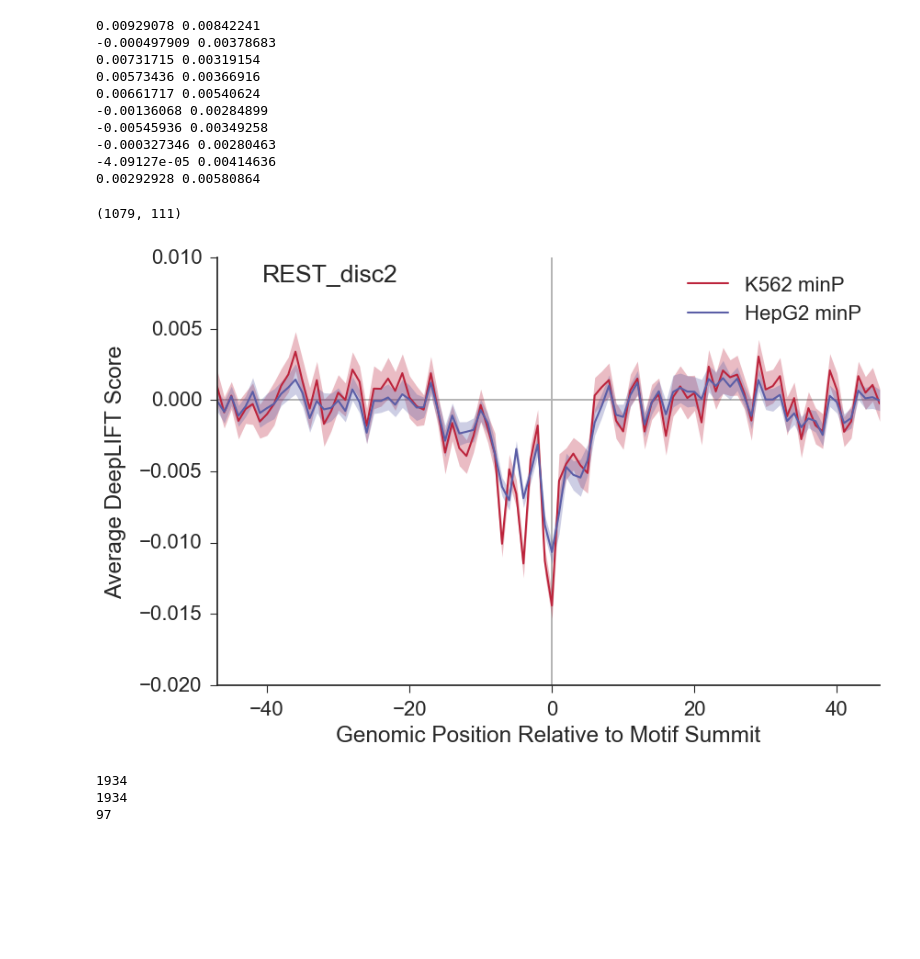
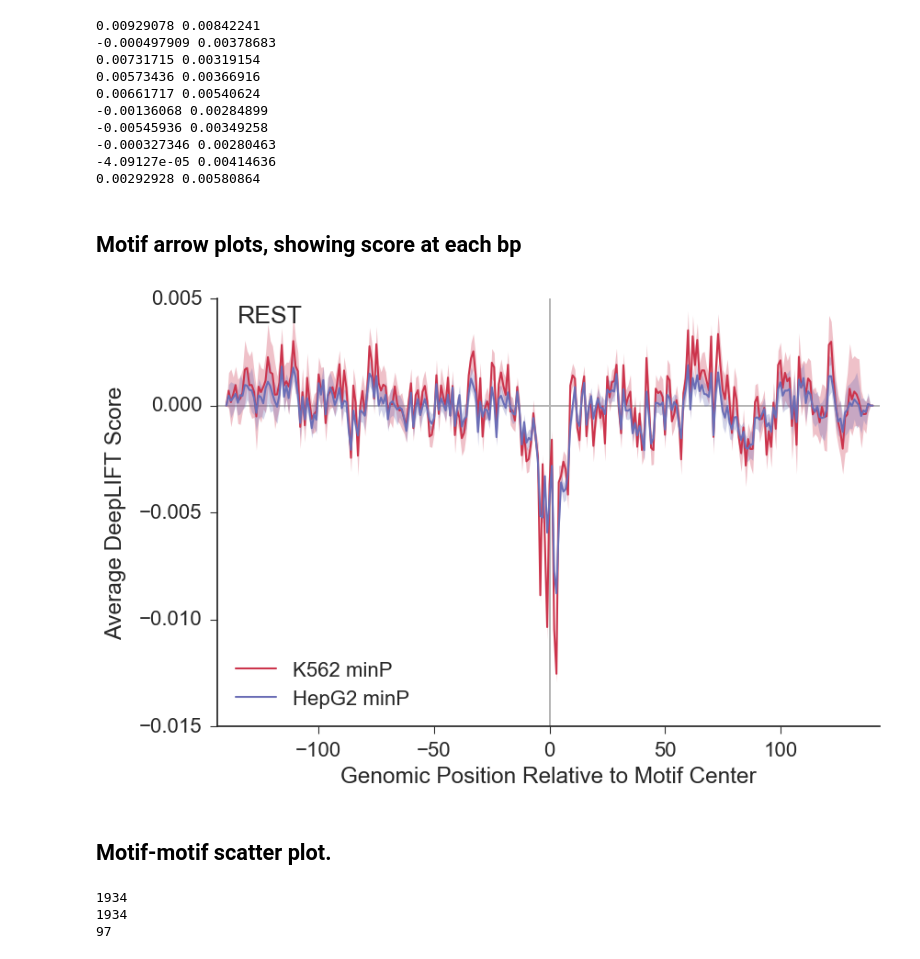
Before and after one commit to kundajelab/mpra, a Jupyter notebook: deeplearn/scripts/Sharpr DeepLIFT Scoring Validation.ipynb, the cells around one changed output. Saved outputs shown, nothing was run; the diff lists cells and outputs as text; code cells hidden in the pictures; blank space fills up the shorter version.

```diff
--- a/deeplearn/scripts/Sharpr DeepLIFT Scoring Validation.ipynb
+++ b/deeplearn/scripts/Sharpr DeepLIFT Scoring Validation.ipynb
@@ -509,10 +957,19 @@ Done 7000000
 # %%
 print task_to_deeplift_contribs[2].shape
+import time
 
 task_to_deeplift_summedscores = OrderedDict()
+task_to_deeplift_seqcontribs = OrderedDict()
 for task_idx in task_to_deeplift_contribs:
+    t0 = time.time()
     task_to_deeplift_summedscores[task_idx] = np.sum(task_to_deeplift_contribs[task_idx], axis=-1)
+    print("Took %.3f" % (time.time() - t0))
+    t0 = time.time()
+    task_to_deeplift_seqcontribs[task_idx] = task_to_deeplift_contribs[task_idx]*np.array(data['X/sequence'])
+    print("Took %.3f" % (time.time() - t0))
+    t0 = time.time()
 
 print task_to_deeplift_summedscores[2].shape
+print task_to_deeplift_seqcontribs[2].shape
 # %% [output]
 (914348, 145, 4)
@@ -627,6 +1115,8 @@ for task_idx in motif_scores:
         average_motif_scores[task_idx][motif_name] = np.mean(motif_scores[task_idx][motif_name], axis=1)
         average_motif_scores_bp[task_idx][motif_name] = np.mean(motif_scores[task_idx][motif_name], axis=0)
     for motif_name in motifwcontext_scores[task_idx]:
-        average_motifwcontext_scores_bp[task_idx][motif_name] = np.mean(motifwcontext_scores[task_idx][motif_name], axis=0)
+        average_motifwcontext_scores_bp[task_idx][motif_name] = np.nanmean(motifwcontext_scores[task_idx][motif_name], axis=0)
+        for bp_idx in np.arange(289)[np.isnan(average_motifwcontext_scores_bp[task_idx][motif_name])]:
+            average_motifwcontext_scores_bp[task_idx][motif_name][bp_idx] = 0
 # %% [output]
 On task 2
@@ -696,7 +1188,5 @@ print np.mean(average_motif_scores[8]['SIN3A_disc7_C1']), np.std(average_motif_s
 -0.000327346 0.00280463
 -4.09127e-05 0.00414636
 0.00292928 0.00580864
-# %%
-print motifwcontext_scores[2]['ETS_1'].shape
-# %% [output]
-(1079, 111)
+# %% [markdown]
+## Motif arrow plots, showing score at each bp
@@ -711,7 +1207,6 @@ plt.figure(figsize=(9,6), dpi=300)
 # sns.set(font_scale=1)
 sns.set(context='paper',
         style='ticks',
-#         palette=sns.color_palette("Set1", n_colors=8, desat=.8),
         font='Arial',
         font_scale=2,
         color_codes="dark",
@@ -720,53 +1215,54 @@ task_idxs = [2,8]
 # motif_names = ['GATA_disc1', 'GATA_disc1_C1']
 motif_names = ['REST_disc2']#, 'ETS_1_C1']
 # motif_names = ['HNF4_known3', 'HNF4_known3_C4']
-# colors = ['#ff7913', '#88b04b', 'b', 'c']
-# colors = ['r', 'b', 'b', 'c']
-colors = ['#BC243C', '#5B5EA6', 'b', 'c']
+colors = ['#CC344C', '#6B6EB6', 'b', 'c']
 conditions = list(itertools.product(task_idxs, motif_names))
 context_scores_by_motif = [motifwcontext_scores[task_idx][motif_name]
                            for (task_idx, motif_name) in conditions]
-context_len = 50
-offset = 6
+context_len = 144
+offset = 0
 context_len -= offset/2
+# smoothen_pool = 3
 for (i, context_scores) in enumerate(context_scores_by_motif):
-#     print context_scores.shape
     length = context_scores.shape[1]
     ax = sns.tsplot(context_scores[:, (length/2 - context_len + offset/2):(length/2 + context_len + offset/2)],
 #                     time = np.arange(-1*length/2, length/2),
                     time = np.arange(-context_len, context_len),
                     value = 'Average DeepLIFT Score',
                     condition =  task_names[conditions[i][0]],
                     color = colors[i],
                     ci = 95,
 #                     ci = 'sd',
-                    n_boot = 1000,
+                    n_boot = 100,
                     err_style = 'ci_band',
                     err_kws = {'linewidth': 0, 'alpha': 0.3},
-#                     err_palette = sns.color_palette("Set1", n_colors=8, desat=.8),
                     interpolate = True,
+                    estimator = np.nanmean,
                     linewidth = 1.5
                    )
 
-# print ax.__dict__
-# plt.legend()
-ax.text(0.17, 0.96, conditions[0][1],
+ax.text(0.08, 0.96, conditions[0][1].split('_')[0],
         ha = 'center', va = 'center',
         transform = ax.transAxes)
-plt.xticks([-40, -20, 0, 20, 40])
+# plt.xticks([-100, -50, 0, 50, 100])
 # plt.yticks(np.arange(-0.02, 0.011, 0.005))
 plt.axvline(0, zorder = -5, color = '#B3B3B3')
 plt.axhline(0, zorder = -5, color = '#B3B3B3')
-plt.xlabel('Genomic Position Relative to Motif Summit')
+plt.xlabel('Genomic Position Relative to Motif Center')
 sns.despine(offset=0);
 ax.yaxis.labelpad=10
 plt.tight_layout()
 plt.savefig('../model_files/sharpr_znormed_jul23/interpretation/motifscore_arrowplots/' +
-            '%s_tasks%s.png' % (conditions[0][1], 'and'.join([str(i) for i in task_idxs])),
+            '%s_tasks%s_%dbpcontext_%doffset.png' % (conditions[0][1],
+                                            'and'.join([str(i) for i in task_idxs]),
+                                            context_len,
+                                            offset),
             dpi=300)
 plt.show()
 # %% [output]
-[figure, old version]
+[figure, new version]
+# %% [markdown]
+## Motif-motif scatter plot.
 # %%
 # Create scatter plot of all motif scores
 # Here the scores are the total avg deepLIFT scores over the entire motif
```
Also changed, not shown: parts of 25 cells of this notebook, 7 other files.
